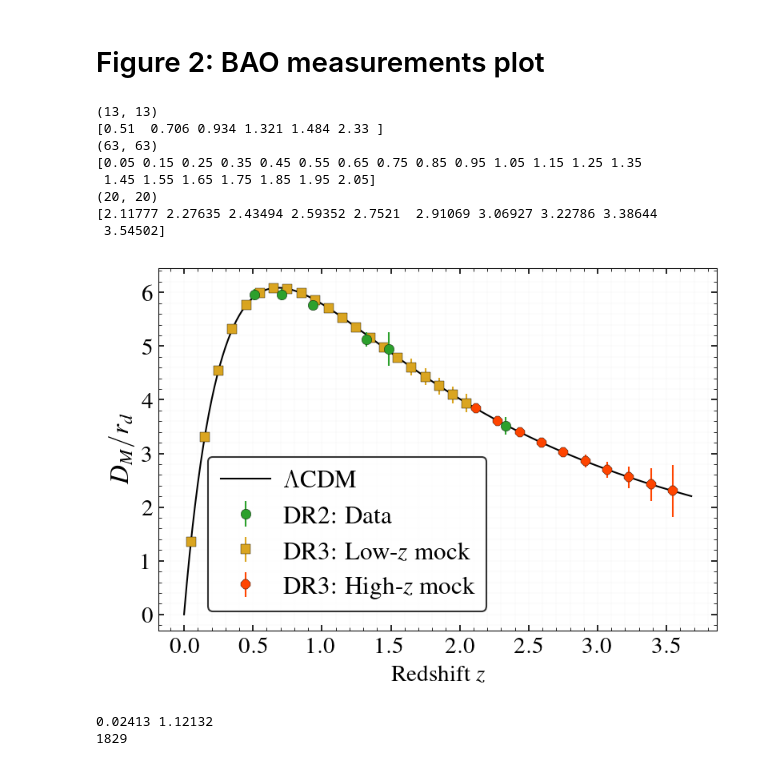
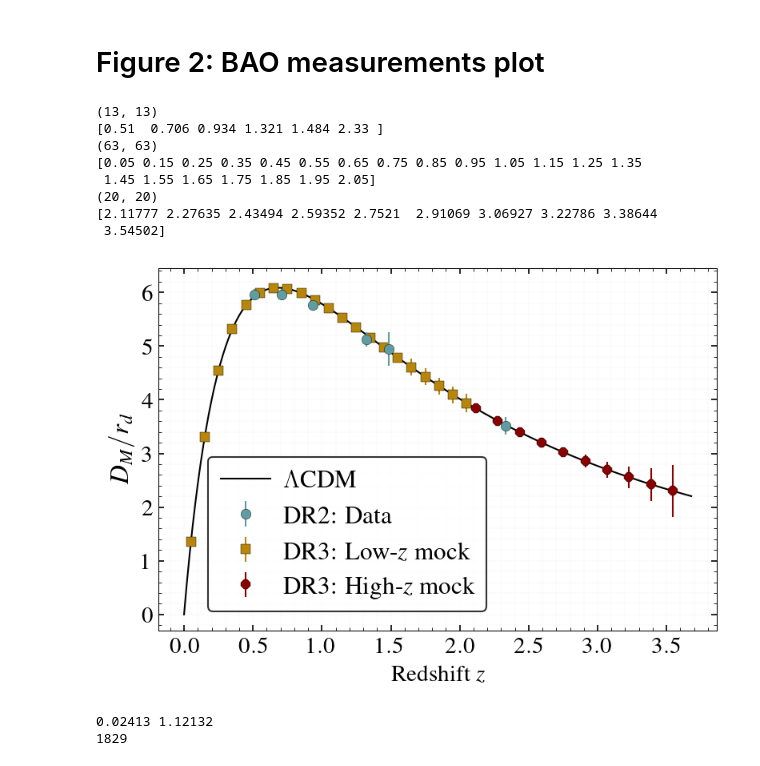
Before and after one commit to sriniraghunathan/CMB_BAO_SNe_likelihoods, a Jupyter notebook: paper_plots.ipynb, the cells around one changed output. Saved outputs shown, nothing was run; the diff lists cells and outputs as text; code cells hidden in the pictures.

```diff
--- a/paper_plots.ipynb
+++ b/paper_plots.ipynb
@@ -230,9 +233,9 @@ if use_DM:
     theory_DA_over_rs_arr = theory_DA_over_rs_arr / (1+zarr)
 plot( zarr, theory_DA_over_rs_arr, color = 'black', lw = 1., label = r'$\Lambda$CDM', zorder = -10)
 desi_specs_dic = {
-            'dr2': [r'DR2: Data', 'tab:green', 'black', 'o', 6., 10],
-            'dr3_lowz': [r'DR3: Low-$z$ mock', 'goldenrod', 'black', 's', 6., 1],
-            'dr3_highz': [r'DR3: High-$z$ mock', 'orangered', 'black', '8', 6., 1],
+            'dr2': [r'DR2: Data', 'cadetblue', 'black', 'o', 6., 10],
+            'dr3_lowz': [r'DR3: Low-$z$ mock', 'darkgoldenrod', 'black', 's', 6., 1],
+            'dr3_highz': [r'DR3: High-$z$ mock', 'darkred', 'black', '8', 6., 1],
             }
 
 for desikeyname in desi_fname_dic:
@@ -246,34 +249,34 @@ for desikeyname in desi_fname_dic:
     else:
         ecolorval = colorval
     errorbar( curr_z_arr, curr_value_arr, yerr = curr_value_err_arr,
              label = labval, color = colorval, mec = mec, mew = 0.2, ecolor = ecolorval,
              marker = mkrval, ms = mkrsizeval, capsize = 0., elinewidth = 1.,
              ls = 'None', zorder = zorderval,
             )
 xlabel(r'Redshift $z$', fontsize = fsval)
 if use_DM:
     ylabel(r'$D_{M} / r_{d}$', fontsize = fsval + 2)
     legend(loc = 4, bbox_to_anchor = (0.61, 0.02), fontsize = fsval+1, handletextpad = 0.5)
 else:
     ylabel(r'$D_{A} / r_{d}$', fontsize = fsval + 2)
     legend(loc = 4, fontsize = fsval, handletextpad = 0.5)
 for label in ax.get_xticklabels(): label.set_fontsize(fsval)
 for label in ax.get_yticklabels(): label.set_fontsize(fsval)
 grid(True, which = 'both', axis = 'both', lw = 0.2, alpha = 0.05)
 
 plname = 'plots/desi_dr2_dr3_obs.pdf'
 savefig(plname, dpi = 200.)
 show()
 # %% [output]
 (13, 13)
 [0.51  0.706 0.934 1.321 1.484 2.33 ]
 (63, 63)
 [0.05 0.15 0.25 0.35 0.45 0.55 0.65 0.75 0.85 0.95 1.05 1.15 1.25 1.35
  1.45 1.55 1.65 1.75 1.85 1.95 2.05]
 (20, 20)
 [2.11777 2.27635 2.43494 2.59352 2.7521  2.91069 3.06927 3.22786 3.38644
  3.54502]
-[figure, old version]
+[figure, new version]
 # %%
 rcParams['figure.dpi'] = 150
 rcParams['figure.facecolor'] = 'white'
```
Also changed, not shown: parts of 2 cells of this notebook, 9 other files.
